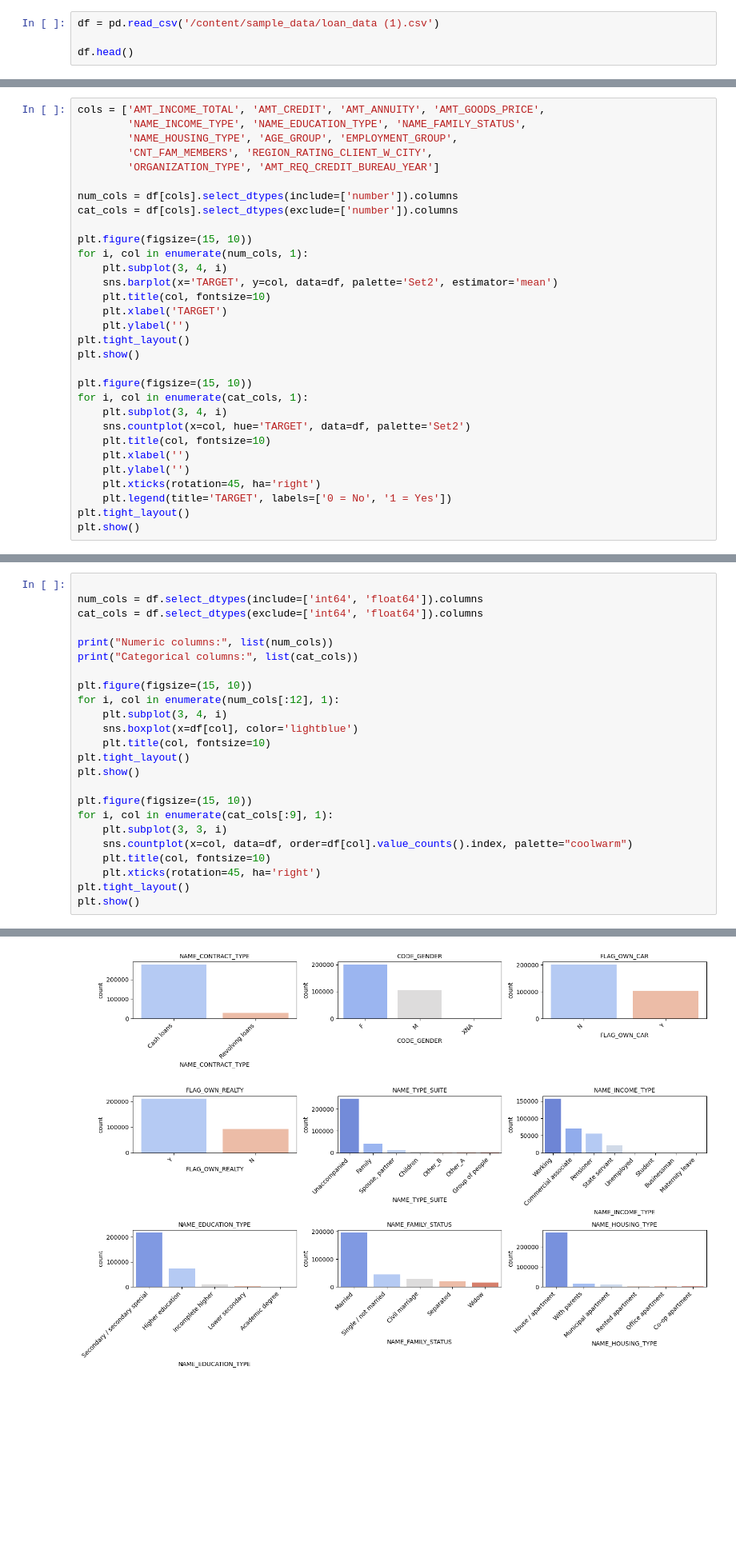
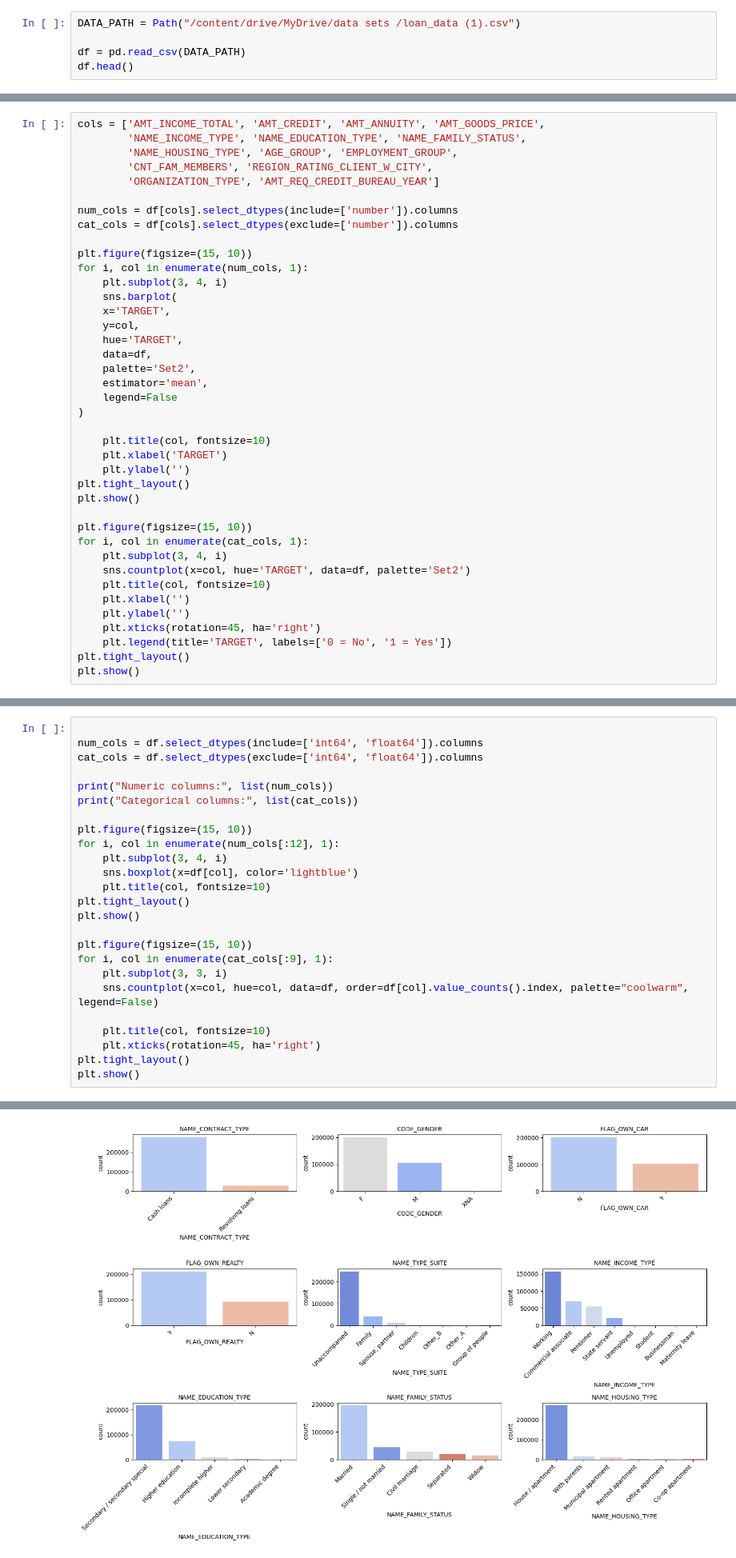
Before and after one commit to joanacoyle/Home_Loan_Project_Joana_Coyle, a Jupyter notebook: Home_Loan_Project_Joana_Coyle.ipynb, the cells around one changed output, grey strips where cells are left out. Shown at 80% size. Saved outputs shown, nothing was run; the diff lists cells and outputs as text; blank space fills up the shorter version.

```diff
--- a/Home_Loan_Project_Joana_Coyle.ipynb
+++ b/Home_Loan_Project_Joana_Coyle.ipynb
@@ -25,5 +38,6 @@ from collections import Counter
 # %%
-df = pd.read_csv('/content/sample_data/loan_data (1).csv')
+DATA_PATH = Path("/content/drive/MyDrive/data sets /loan_data (1).csv")
 
+df = pd.read_csv(DATA_PATH)
 df.head()
 # %% [output]
@@ -238,7 +258,16 @@ cat_cols = df[cols].select_dtypes(exclude=['number']).columns
 plt.figure(figsize=(15, 10))
 for i, col in enumerate(num_cols, 1):
     plt.subplot(3, 4, i)
-    sns.barplot(x='TARGET', y=col, data=df, palette='Set2', estimator='mean')
+    sns.barplot(
+    x='TARGET',
+    y=col,
+    hue='TARGET',
+    data=df,
+    palette='Set2',
+    estimator='mean',
+    legend=False
+)
+
     plt.title(col, fontsize=10)
     plt.xlabel('TARGET')
     plt.ylabel('')
@@ -299,7 +311,8 @@ plt.show()
 plt.figure(figsize=(15, 10))
 for i, col in enumerate(cat_cols[:9], 1):
     plt.subplot(3, 3, i)
-    sns.countplot(x=col, data=df, order=df[col].value_counts().index, palette="coolwarm")
+    sns.countplot(x=col, hue=col, data=df, order=df[col].value_counts().index, palette="coolwarm", legend=False)
+
     plt.title(col, fontsize=10)
     plt.xticks(rotation=45, ha='right')
 plt.tight_layout()
@@ -328,4 +324,4 @@ Passing `palette` without assigning `hue` is deprecated and will be removed in v
-[figure, old version]
+[figure, new version]
 # %% [markdown]
 Categorical columns - Grouped rare categories:
 NAME_INCOME_TYPE: group very small categories (e.g., Maternity leave, Unemployed, Student) into 'Other_income'.
```
Also changed, not shown: parts of 27 cells of this notebook.
